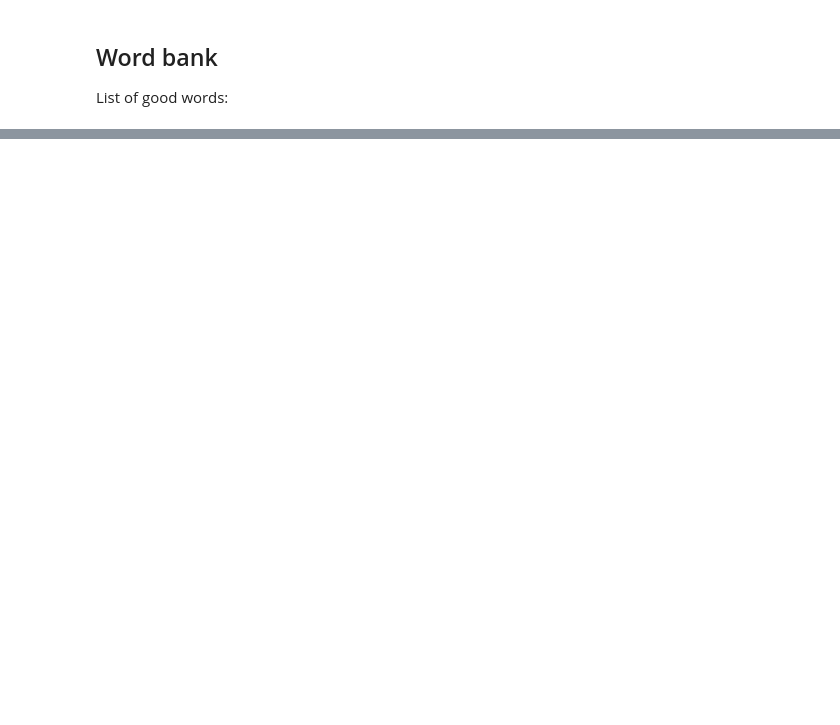
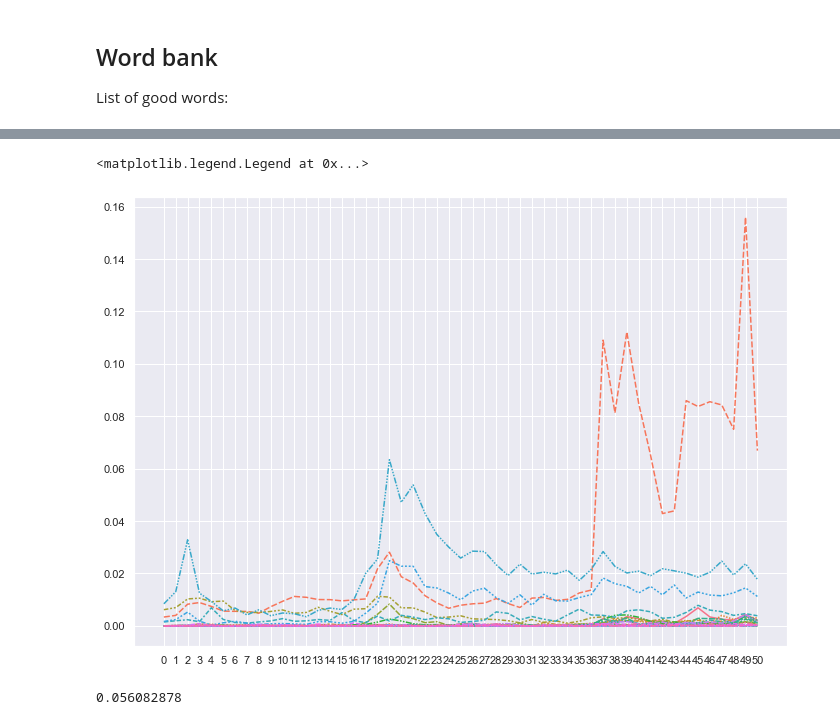
Before and after one commit to agnivchtj/UN-Debate-Corpus, a Jupyter notebook: UN Debates, World Happiness and International Trade.ipynb, the cells around one changed output, grey strips where cells are left out. Cells and saved outputs as stored; diff of their text form; code cells hidden in the pictures; blank space fills up the shorter version.

Commit message:
Finished wordbank and made visualizations

```diff
--- a/UN Debates, World Happiness and International Trade.ipynb
+++ b/UN Debates, World Happiness and International Trade.ipynb
@@ -145,3 +145,6 @@ aaf      0.0  0.0  0.0  0.0  0.0  0.0  0.0  0.0  0.0  0.0  ...  0.0  0.0  0.0
 [67035 rows x 51 columns]
 # %%
 tf_idf.to_csv('tfidf.csv')
+# %%
+tf_idf = pd.read_csv('tfidf.csv')
+print(tf_idf)
@@ -180,0 +173,10 @@ Decommissioning
+# %%
+predictors = [
+    'temperature', 'climate', 'weather', 'droughts', 'globalwarming', 'atmosphere', 'ozone', 'ice', 'deforestation', 'heating',
+    'glaciers', 'melting', 'heatwave', 'disaster', 'environment', 'environmental', 'climatologists', 'climatology', 'wildfire',
+    'forestfire', 'solar', 'radiation', 'thermotropic', 'thermal', 'humidity', 'heat'
+]
+
+frequencies = [tf_idf[tf_idf['word'] == predictor] for predictor in predictors]
+freq_df = pd.concat(frequencies).set_index('word')
+print(freq_df)
@@ -180,0 +201,20 @@ Decommissioning
+# %%
+import matplotlib.pyplot as plt
+import seaborn as sns
+
+# plt.plot(freq_df.columns.values, freq_df.values)
+# plt.show()
+# print(freq_df.values)
+# freq_df.loc[~(freq_df<=0.05).all(axis=1)]
+freq_df.loc[~(freq_df<=0.05).all(axis=1)]
+
+sns.set(rc={'figure.figsize':(11.7,8.27)})
+sns.lineplot(data=freq_df.T)
+plt.legend([],[], frameon=False)
+# %% [output]
+<matplotlib.legend.Legend at 0x...>
+[figure, added]
+# %%
+freq_df.sum().median()
+# %% [output]
+0.056082878
```
Also changed, not shown: parts of 6 cells of this notebook, 2 other files.
